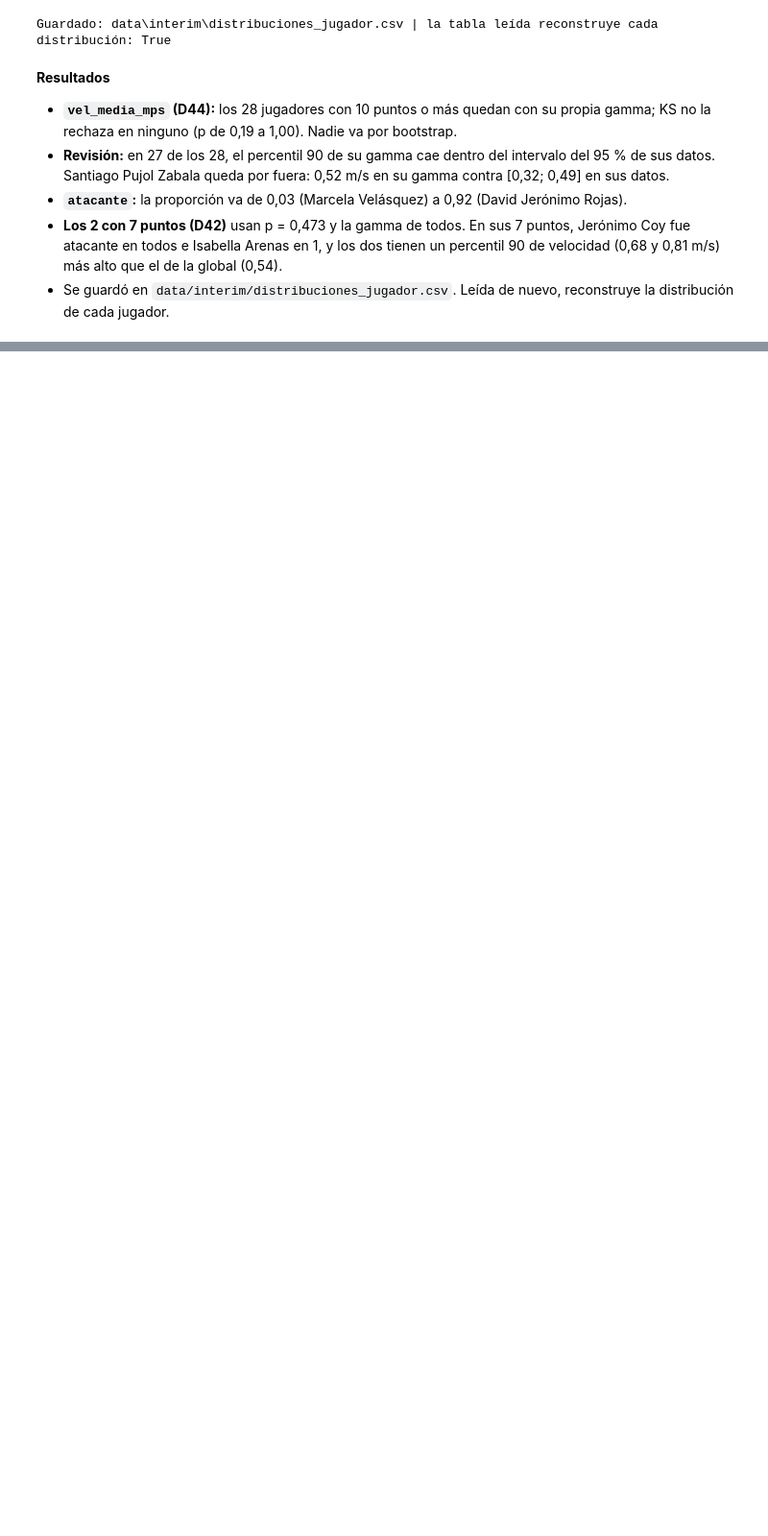
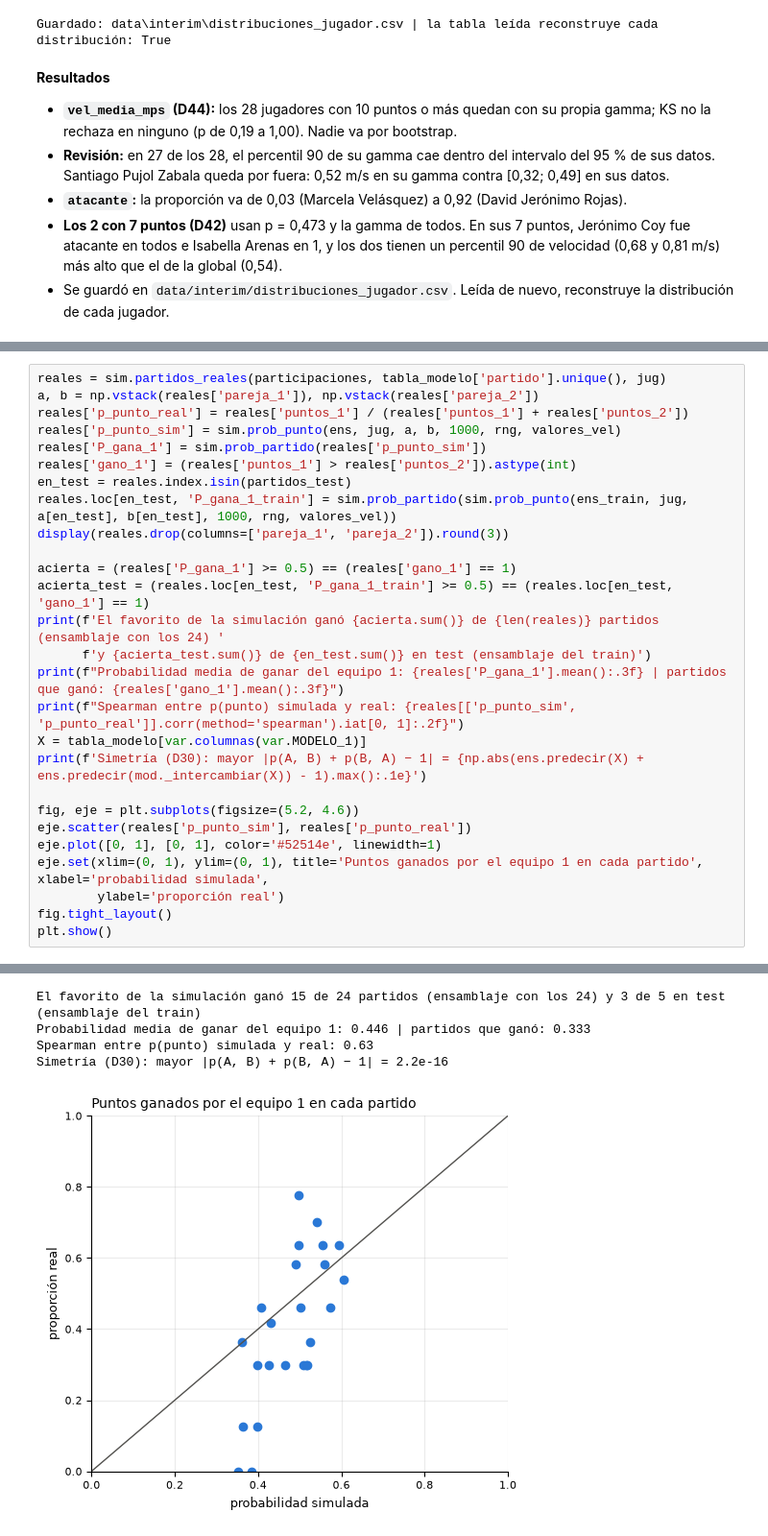
Before and after one commit to juanjocamposv/Proyecto_final_analitica, a Jupyter notebook: notebooks/Proyecto_Padel.ipynb, the cells around one changed output, grey strips where cells are left out. Shown at 96% size. Saved outputs shown, nothing was run; the diff lists cells and outputs as text; blank space fills up the shorter version.

```diff
--- a/notebooks/Proyecto_Padel.ipynb
+++ b/notebooks/Proyecto_Padel.ipynb
@@ -1121,0 +1208,28 @@ Guardado: data\interim\distribuciones_jugador.csv | la tabla leída reconstruye
+# %%
+reales = sim.partidos_reales(participaciones, tabla_modelo['partido'].unique(), jug)
+a, b = np.vstack(reales['pareja_1']), np.vstack(reales['pareja_2'])
+reales['p_punto_real'] = reales['puntos_1'] / (reales['puntos_1'] + reales['puntos_2'])
+reales['p_punto_sim'] = sim.prob_punto(ens, jug, a, b, 1000, rng, valores_vel)
+reales['P_gana_1'] = sim.prob_partido(reales['p_punto_sim'])
+reales['gano_1'] = (reales['puntos_1'] > reales['puntos_2']).astype(int)
+en_test = reales.index.isin(partidos_test)
+reales.loc[en_test, 'P_gana_1_train'] = sim.prob_partido(sim.prob_punto(ens_train, jug, a[en_test], b[en_test], 1000, rng, valores_vel))
+display(reales.drop(columns=['pareja_1', 'pareja_2']).round(3))
+
+acierta = (reales['P_gana_1'] >= 0.5) == (reales['gano_1'] == 1)
+acierta_test = (reales.loc[en_test, 'P_gana_1_train'] >= 0.5) == (reales.loc[en_test, 'gano_1'] == 1)
+print(f'El favorito de la simulación ganó {acierta.sum()} de {len(reales)} partidos (ensamblaje con los 24) '
+      f'y {acierta_test.sum()} de {en_test.sum()} en test (ensamblaje del train)')
+print(f"Probabilidad media de ganar del equipo 1: {reales['P_gana_1'].mean():.3f} | partidos que ganó: {reales['gano_1'].mean():.3f}")
+print(f"Spearman entre p(punto) simulada y real: {reales[['p_punto_sim', 'p_punto_real']].corr(method='spearman').iat[0, 1]:.2f}")
+X = tabla_modelo[var.columnas(var.MODELO_1)]
+print(f'Simetría (D30): mayor |p(A, B) + p(B, A) − 1| = {np.abs(ens.predecir(X) + ens.predecir(mod._intercambiar(X)) - 1).max():.1e}')
+
+fig, eje = plt.subplots(figsize=(5.2, 4.6))
+eje.scatter(reales['p_punto_sim'], reales['p_punto_real'])
+eje.plot([0, 1], [0, 1], color='#52514e', linewidth=1)
+eje.set(xlim=(0, 1), ylim=(0, 1), title='Puntos ganados por el equipo 1 en cada partido', xlabel='probabilidad simulada',
+        ylabel='proporción real')
+fig.tight_layout()
+plt.show()
+# %% [output]
@@ -1121,0 +1254,5 @@ Guardado: data\interim\distribuciones_jugador.csv | la tabla leída reconstruye
+El favorito de la simulación ganó 15 de 24 partidos (ensamblaje con los 24) y 3 de 5 en test (ensamblaje del train)
+Probabilidad media de ganar del equipo 1: 0.446 | partidos que ganó: 0.333
+Spearman entre p(punto) simulada y real: 0.63
+Simetría (D30): mayor |p(A, B) + p(B, A) − 1| = 2.2e-16
+[figure, added]
```
Also changed, not shown: parts of 19 cells of this notebook, 4 other files.
